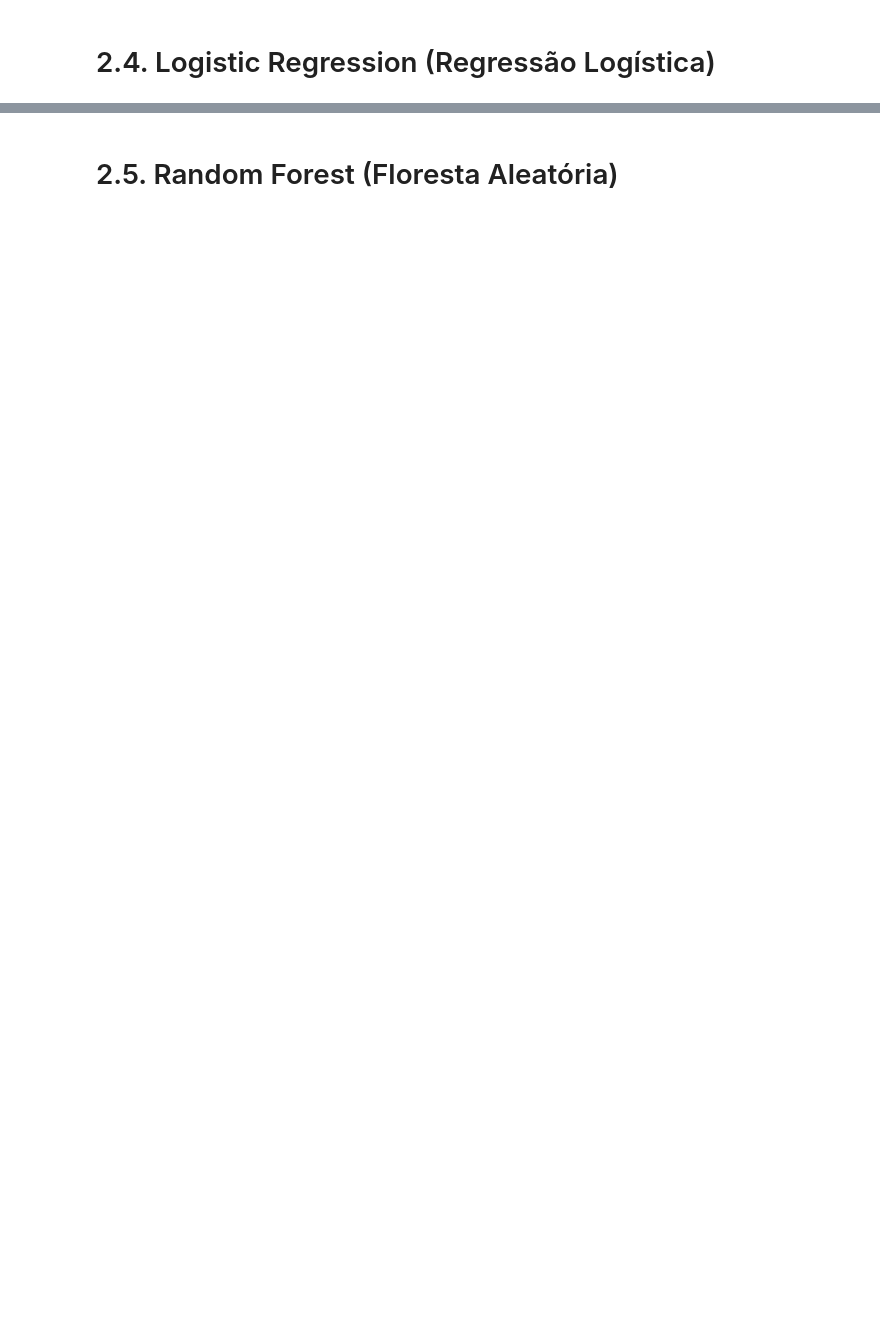
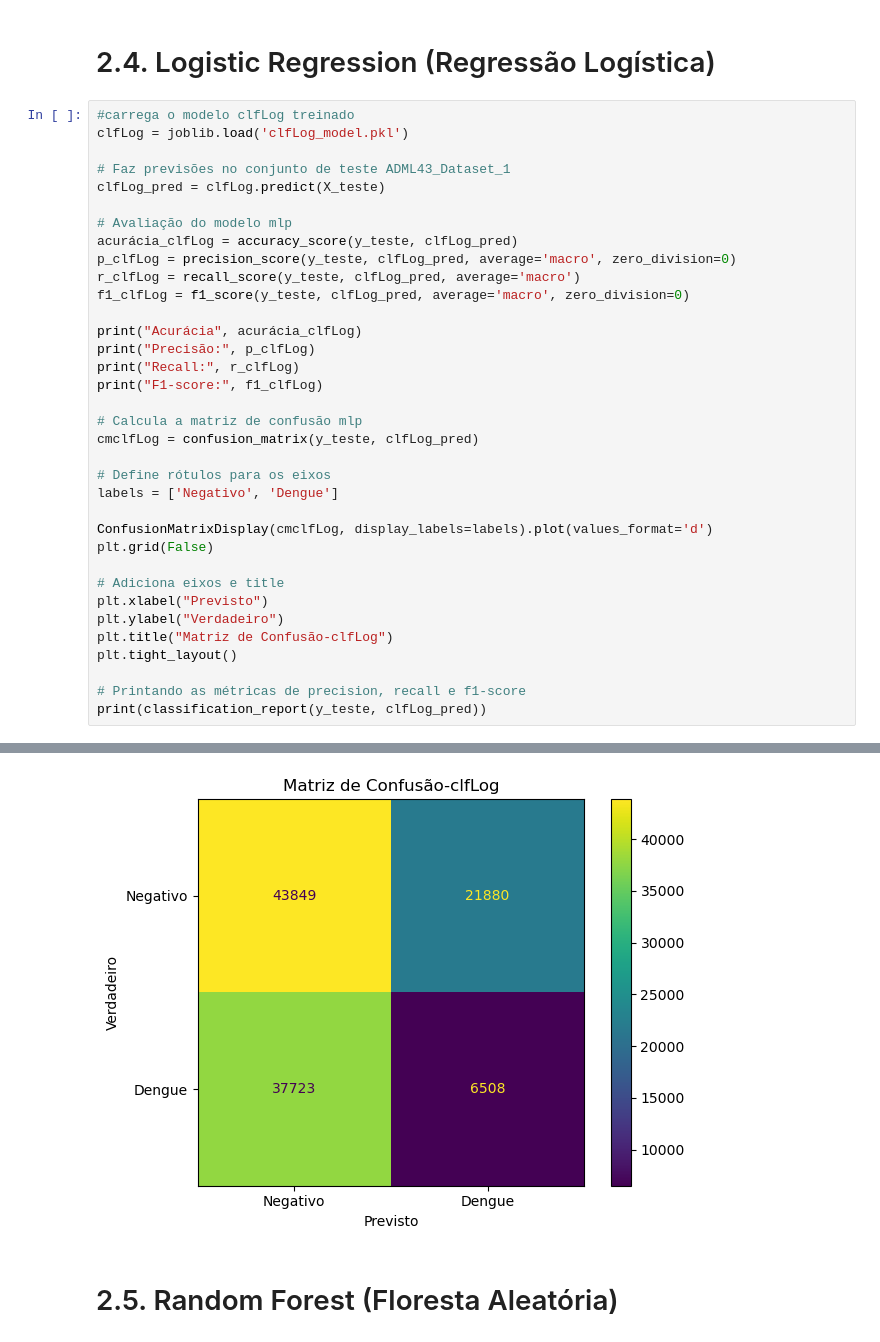
Before and after one commit to filipefreitas011/accsadml43-grupo2-etapaA, a Jupyter notebook: ADML43_Dataset_treino.ipynb, the cells around one changed output, grey strips where cells are left out. Saved outputs shown, nothing was run; the diff lists cells and outputs as text; blank space fills up the shorter version.

```diff
--- a/ADML43_Dataset_treino.ipynb
+++ b/ADML43_Dataset_treino.ipynb
@@ -166,2 +216,38 @@ weighted avg       0.36      0.60      0.45    109960
 # %% [markdown]
 # 2.4. Logistic Regression (Regressão Logística)
+# %%
+#carrega o modelo clfLog treinado
+clfLog = joblib.load('clfLog_model.pkl')
+
+# Faz previsões no conjunto de teste ADML43_Dataset_1
+clfLog_pred = clfLog.predict(X_teste)
+
+# Avaliação do modelo mlp
+acurácia_clfLog = accuracy_score(y_teste, clfLog_pred)
+p_clfLog = precision_score(y_teste, clfLog_pred, average='macro', zero_division=0)
+r_clfLog = recall_score(y_teste, clfLog_pred, average='macro')
+f1_clfLog = f1_score(y_teste, clfLog_pred, average='macro', zero_division=0)
+
+print("Acurácia", acurácia_clfLog)
+print("Precisão:", p_clfLog)
+print("Recall:", r_clfLog)
+print("F1-score:", f1_clfLog)
+
+# Calcula a matriz de confusão mlp
+cmclfLog = confusion_matrix(y_teste, clfLog_pred)
+
+# Define rótulos para os eixos
+labels = ['Negativo', 'Dengue']
+
+ConfusionMatrixDisplay(cmclfLog, display_labels=labels).plot(values_format='d')
+plt.grid(False)
+
+# Adiciona eixos e title
+plt.xlabel("Previsto")
+plt.ylabel("Verdadeiro")
+plt.title("Matriz de Confusão-clfLog")
+plt.tight_layout()
+
+# Printando as métricas de precision, recall e f1-score
+print(classification_report(y_teste, clfLog_pred))
+# %% [output]
@@ -168,2 +266,3 @@ weighted avg       0.36      0.60      0.45    109960
+[figure, added]
 # %% [markdown]
 # 2.5. Random Forest (Floresta Aleatória)
```
Also changed, not shown: parts of 11 cells of this notebook, 5 other files.
